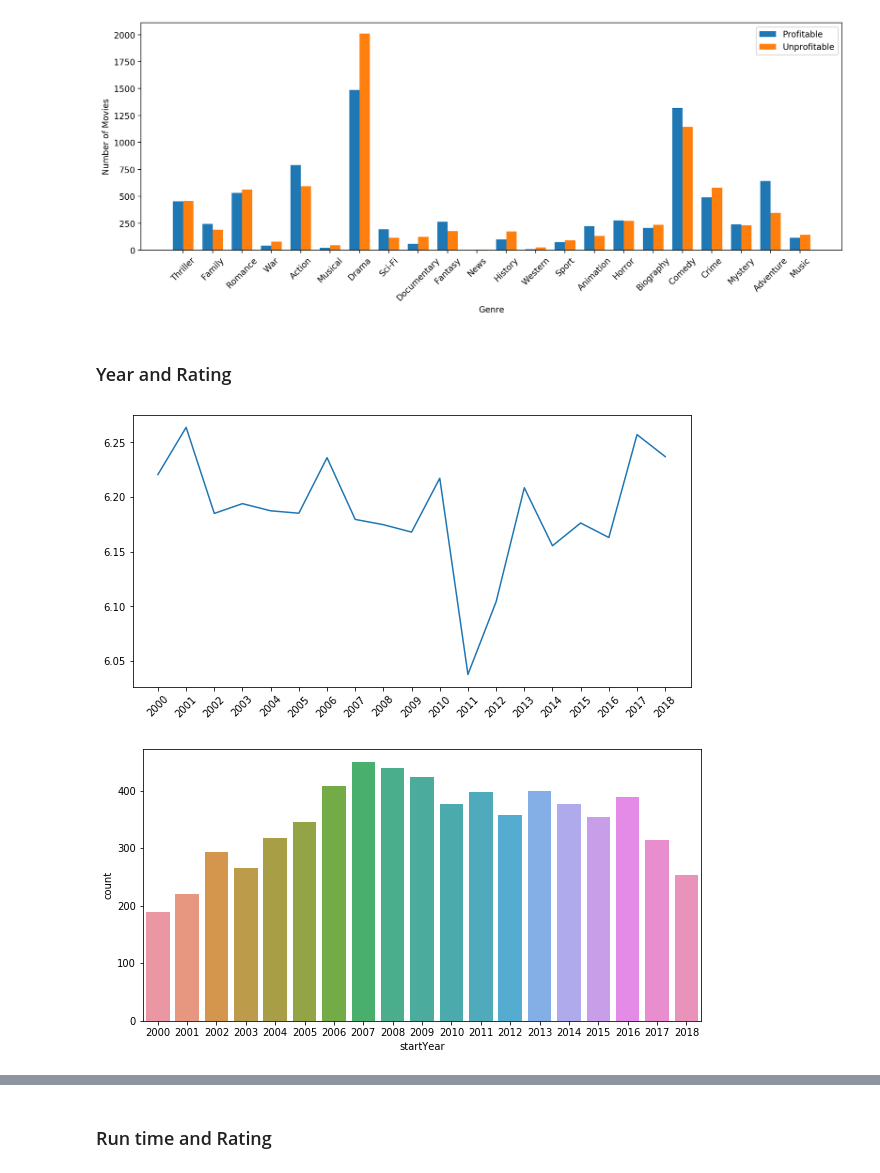
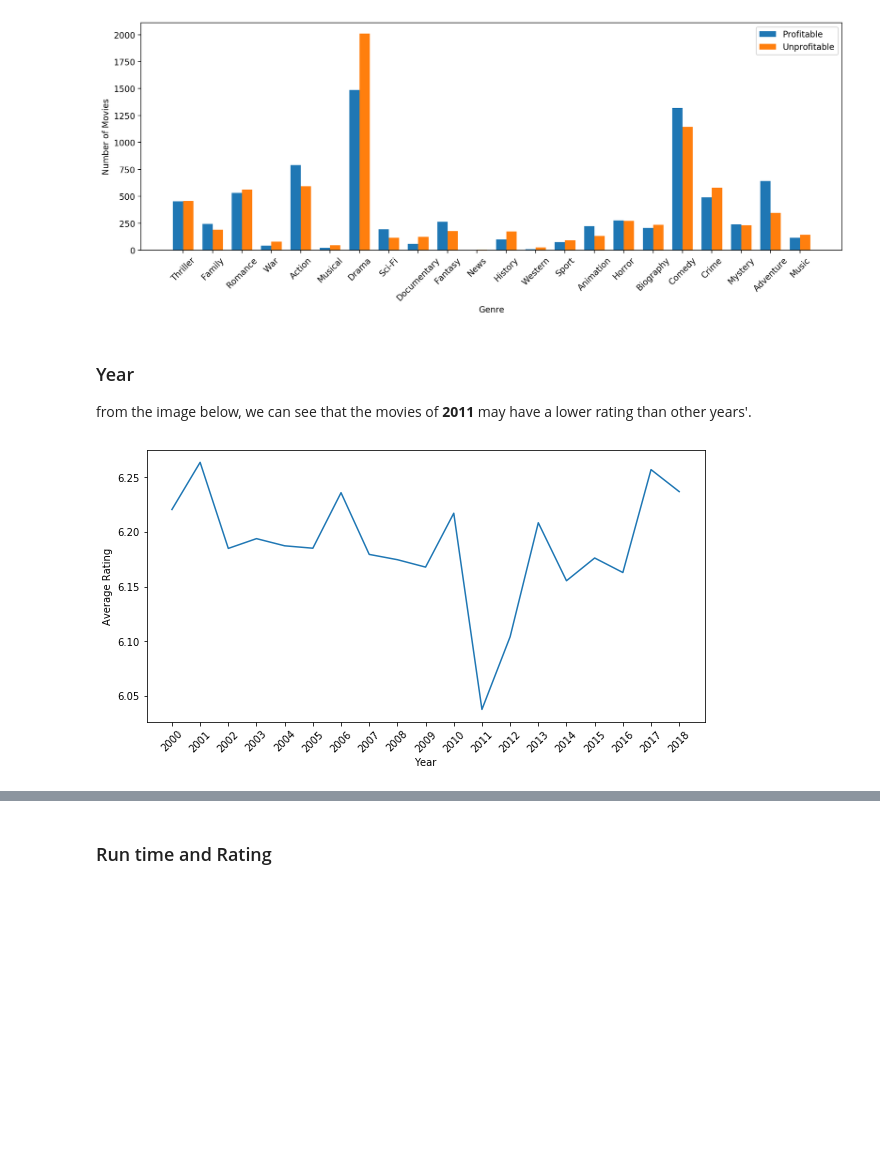
Before and after one commit to pupboss/CE7454-Project-Fall2019, a Jupyter notebook: notebook/notebook.ipynb, the cells around one changed output, grey strips where cells are left out. Drawn from its saved outputs; the diff is of its cells as text; code cells hidden in the pictures; blank space fills up the shorter version.

```diff
--- a/notebook/notebook.ipynb
+++ b/notebook/notebook.ipynb
@@ -185,24 +191,23 @@ plt.show()
 # %% [output]
 [figure]
 [figure]
-# %% [markdown]
-### Year and Rating
+# %% [markdown]
+### Year
+
+from the image below, we can see that the movies of **2011** may have a lower rating than other years'.
 # %%
 year_rating = []
 for year in range(2000,2019):
     rating = imdb[imdb['startYear'] == year]['averageRating'].sum()
     movie_num = (imdb['startYear'] == year).sum()
     rating /= movie_num
     year_rating.append(rating)
 
 plt.figure(figsize=(10,5))
 plt.plot(range(2000,2019), year_rating)
 plt.xticks(list(range(2000,2019)), rotation=45)
+plt.xlabel("Year")
+plt.ylabel("Average Rating")
 plt.show()
-
-plt.figure(figsize=(10,5))
-sns.countplot(x='startYear',data=imdb)
-plt.show()
 # %% [output]
-[figure, old version]
+[figure, new version]
-[figure, removed]
```
Also changed, not shown: parts of 8 cells of this notebook, 1 other file.
